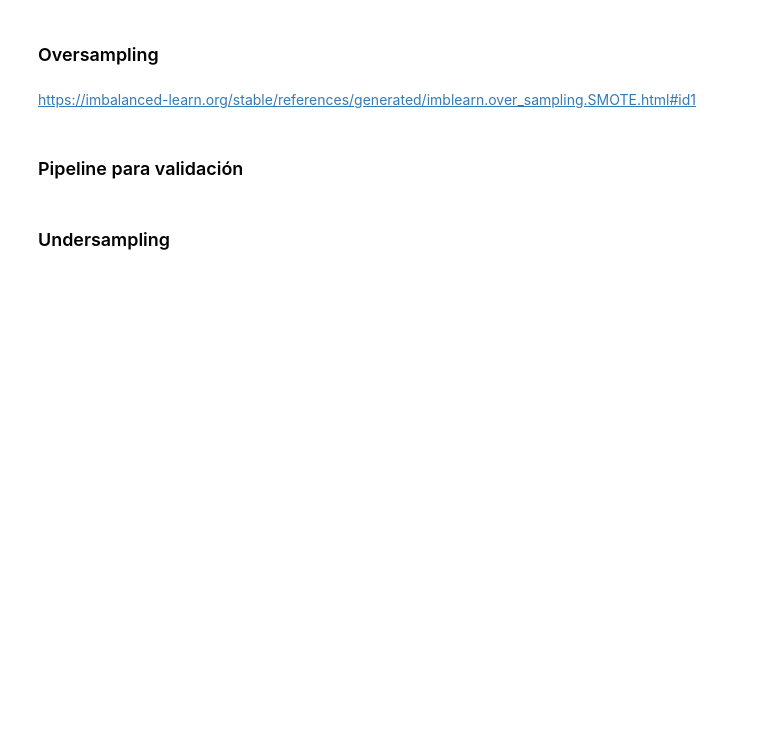
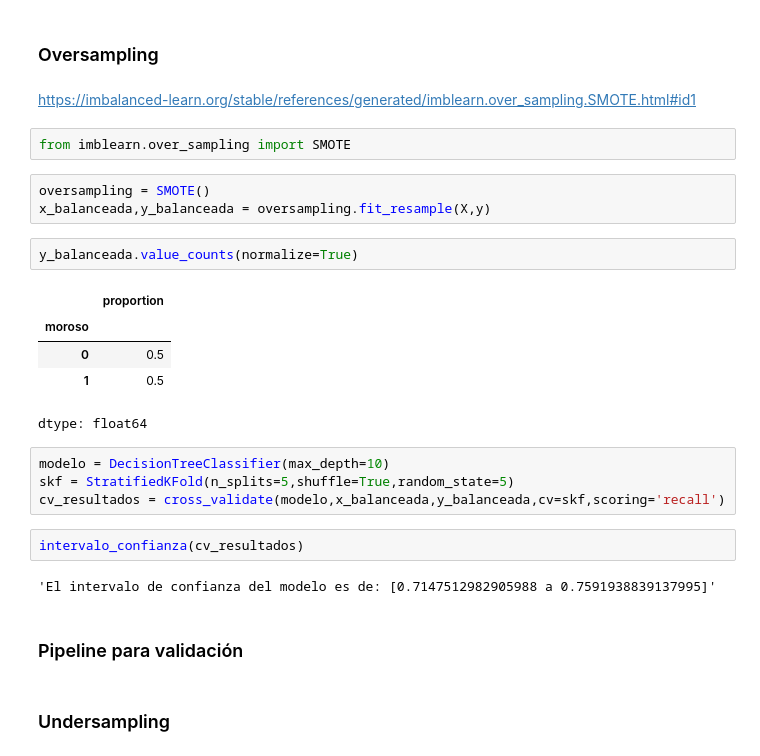
Before and after one commit to Macklane2000/Desafio1JuanData, a Jupyter notebook: Clasificacion_validacion_y_metricas.ipynb, the cells around one changed output. Saved outputs shown, nothing was run; the diff lists cells and outputs as text; blank space fills up the shorter version.

```diff
--- a/Clasificacion_validacion_y_metricas.ipynb
+++ b/Clasificacion_validacion_y_metricas.ipynb
@@ -294,6 +282,27 @@ intervalo_confianza(cv_resultados)
 ### Oversampling
 # %% [markdown]
 https://imbalanced-learn.org/stable/references/generated/imblearn.over_sampling.SMOTE.html#id1
+# %%
+from imblearn.over_sampling import SMOTE
+# %%
+oversampling = SMOTE()
+x_balanceada,y_balanceada = oversampling.fit_resample(X,y)
+# %%
+y_balanceada.value_counts(normalize=True)
+# %% [output]
+|  | proportion |
+| moroso |  |
+| 0 | 0.5 |
+| 1 | 0.5 |
+dtype: float64
+# %%
+modelo = DecisionTreeClassifier(max_depth=10)
+skf = StratifiedKFold(n_splits=5,shuffle=True,random_state=5)
+cv_resultados = cross_validate(modelo,x_balanceada,y_balanceada,cv=skf,scoring='recall')
+# %%
+intervalo_confianza(cv_resultados)
+# %% [output]
+'El intervalo de confianza del modelo es de: [0.7147512982905988 a 0.7591938839137995]'
 # %% [markdown]
 ### Pipeline para validación
 # %% [markdown]
```
Also changed, not shown: parts of 42 cells of this notebook.
